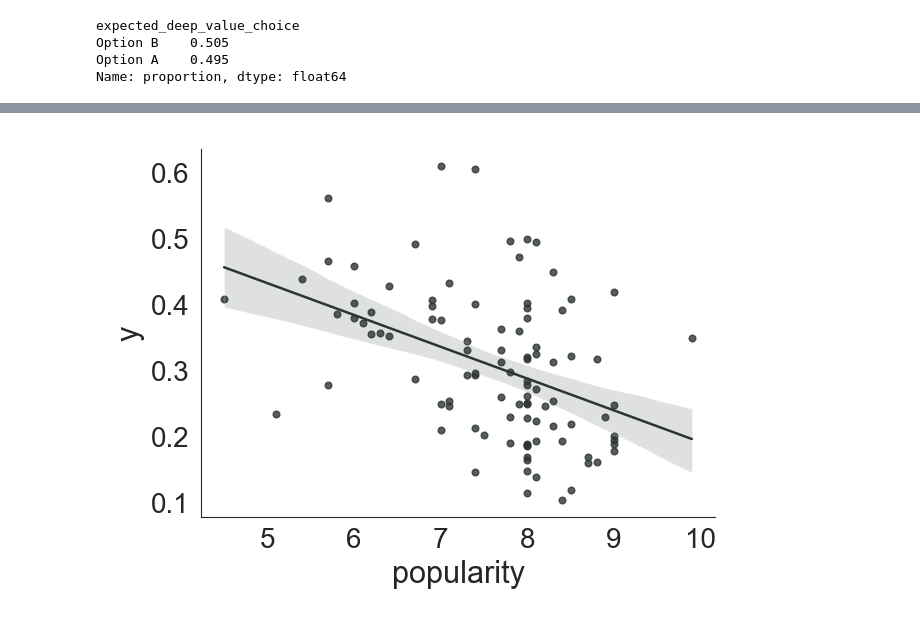
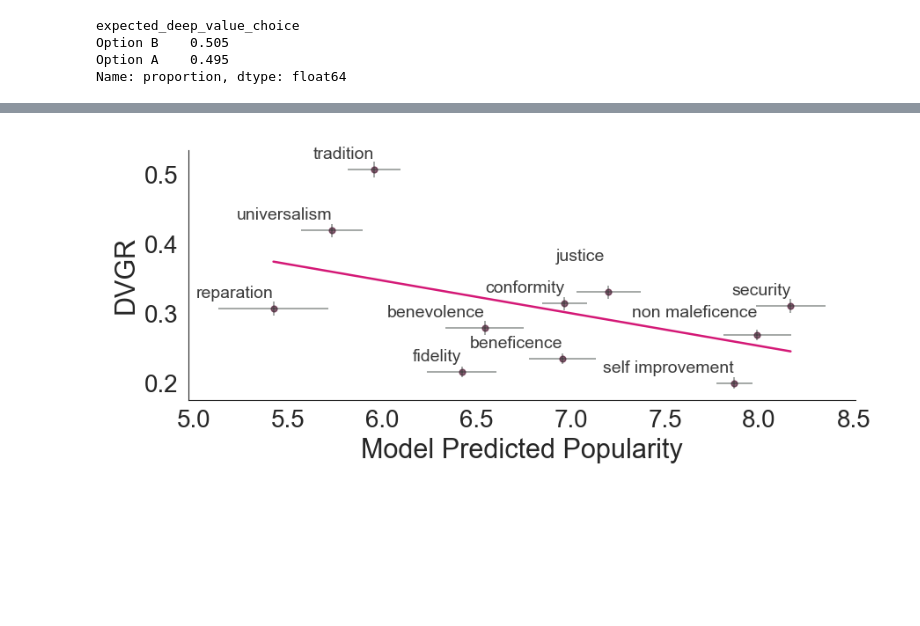
Before and after one commit to josh-ashkinaze/dvb, a Jupyter notebook: 9_run_stats_nb.ipynb, the cells around one changed output, grey strips where cells are left out. Drawn from its saved outputs; the diff is of its cells as text; code cells hidden in the pictures; blank space fills up the shorter version.

Commit message:
value analysis

```diff
--- a/9_run_stats_nb.ipynb
+++ b/9_run_stats_nb.ipynb
@@ -2173,8 +2127,8 @@ for dim in dimensions:
 print("\nSpearman Correlation Results:")
 print(pd.DataFrame(spearman_results).T)
 
-# Logistic Regression
-formula = "y ~ clarity + distinctiveness + popularity"
+# Logistic Regression (vanilla---no clustered errors)
+formula = "y ~ predictiveness + distinctiveness + popularity"
 logit_model = smf.logit(formula=formula, data=long_df).fit()
 print("\nLogistic Regression Summary:")
 print(np.exp(logit_model.params))
@@ -2185,18 +2139,5 @@ plt.figure(figsize=(10, 8))
 sns.heatmap(correlation_matrix, annot=True, cmap="coolwarm", fmt=".2f")
 plt.title("Correlation Heatmap")
 plt.show()
-
-# Visualization: Scatter Plots
-for dim in dimensions:
-    plt.figure(figsize=(8, 6))
-    sns.regplot(data=model_level_df, x=dim, y='y', scatter_kws={'alpha': 0.5})
-    plt.title(f"Scatter Plot: {dim} vs y")
-    plt.xlabel(dim)
-    plt.ylabel('y')
-    plt.show()
-
-
-
-plot_statsmodels(logit_model, exp=True, figsize=())
 # %% [output]
 Correlation Matrix:
@@ -2219,3 +2163,80 @@ plt.legend(bbox_to_anchor=(1.05, 1), loc='upper left')
 # %%
-sns.regplot(data=pivoted_df, x='popularity', y='y', hue='')
+import pandas as pd
+import numpy as np
+import matplotlib.pyplot as plt
+import seaborn as sns
+from statsmodels.stats.proportion import proportion_confint
+
+# Step 1: Calculate y error bars from df
+y_error_bars = df.groupby('fixed_value_name').agg(
+    y_mean=('y', 'mean'),
+    y_lower=('y', lambda x: proportion_confint(x.sum(), len(x), method='wilson')[0]),
+    y_upper=('y', lambda x: proportion_confint(x.sum(), len(x), method='wilson')[1])
+).reset_index()
+
+# Step 2: Calculate dimension error bars from value_common
+dimension_error_bars = value_common.groupby(['value_name', 'dimension']).agg(
+    dimension_mean=('rating', 'mean'),
+    dimension_se=('rating', lambda x: 2*np.std(x, ddof=1) / np.sqrt(len(x)))
+).reset_index()
+
+# Pivot dimension_error_bars for merging
+dimension_error_bars = dimension_error_bars.pivot(
+    index='value_name', columns='dimension', values=['dimension_mean', 'dimension_se']
+).reset_index()
+dimension_error_bars.columns = ['value_name'] + [
+    f"{col[1]}_{col[0]}" for col in dimension_error_bars.columns[1:]
+]
+
+# Step 3: Merge y error bars with dimension error bars
+merged_df = pd.merge(
+    y_error_bars, dimension_error_bars,
+    left_on='fixed_value_name', right_on='value_name',
+    how='inner'
+)
+
+# Step 4: Visualization
+dimensions = ['popularity']
+for dim in dimensions:
+    plt.figure(figsize=(9, 4))
+    plt.errorbar(
+        merged_df[f"{dim}_dimension_mean"],
+        merged_df['y_mean'],
+        xerr=merged_df[f"{dim}_dimension_se"],
+        yerr=[merged_df['y_mean'] - merged_df['y_lower'], merged_df['y_upper'] - merged_df['y_mean']],
+        fmt='o', alpha=0.5
+    )
+    sns.regplot(
+        data=merged_df,
+        x=f"{dim}_dimension_mean",
+        y='y_mean',
+        scatter_kws={'alpha': 0.5},
+        line_kws={'color': mypal[1]},
+        ci=None
+    )
+    for i, row in merged_df.iterrows():
+        x = row[f"{dim}_dimension_mean"]
+        y = row['y_mean'] + 0.01
+        value_name = row['value_name']
+        value_name = value_name.replace("_", " ")
+
+        if dim == "popularity":
+            if value_name=="justice":
+                y+= 0.03
+                x-=0.02
+            if "non mal" in value_name:
+                y+= 0.01
+
+            plt.text(
+                x, y, value_name,
+                fontsize=14, ha='right', va='bottom', alpha=0.9
+            )
+
+    dim_cap = dim.capitalize()
+    plt.title(f"")
+    plt.xlabel(f"Model Predicted {dim_cap}")
+    plt.ylabel('DVGR')
+    plt.legend().set_visible(False)
+    plt.savefig(f"plots/values_{dim_cap}.pdf")
+    plt.show()
 # %% [output]
@@ -2223 +2243 @@ sns.regplot(data=pivoted_df, x='popularity', y='y', hue='')
-[figure, old version]
+[figure, new version]
```
Also changed, not shown: parts of 22 cells of this notebook.
